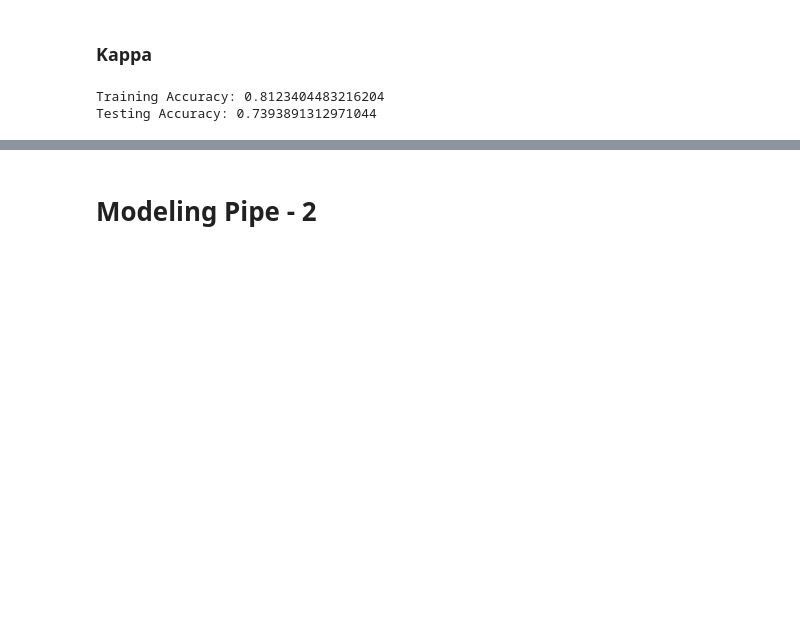
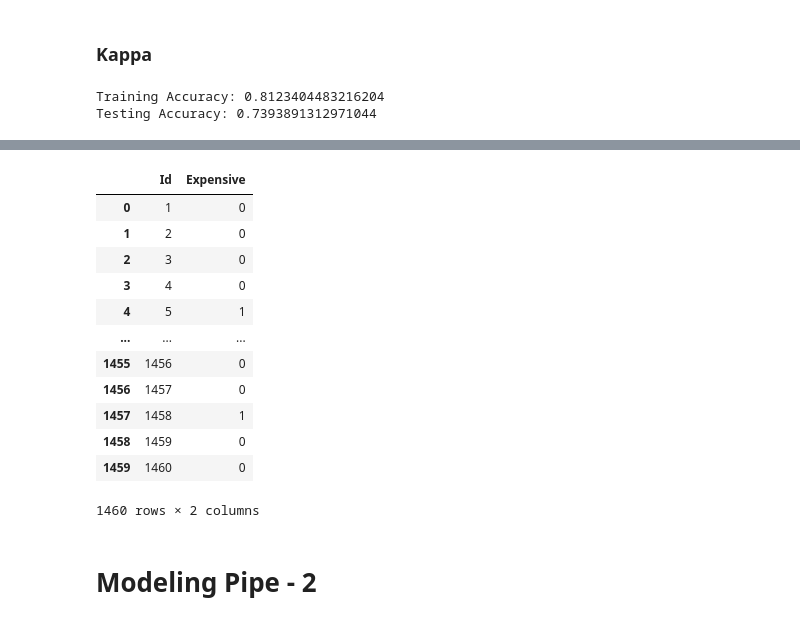
Before and after one commit to FindWhatYou/supervised_learning_project, a Jupyter notebook: 10_spontaneous_submission-challenge.ipynb, the cells around one changed output, grey strips where cells are left out. Saved outputs shown, nothing was run; the diff lists cells and outputs as text; code cells hidden in the pictures; blank space fills up the shorter version.

```diff
--- a/10_spontaneous_submission-challenge.ipynb
+++ b/10_spontaneous_submission-challenge.ipynb
@@ -7,6 +7,9 @@ from sklearn.metrics import accuracy_score
 from sklearn.pipeline import make_pipeline
 from sklearn.preprocessing import OneHotEncoder
 from sklearn.compose import ColumnTransformer
+
+pd.set_option('display.max_columns', None)
+pd.set_option('display.max_rows', 80)
 # %%
 def gd_path(file_id):
     """Generate a shareable link from Google Drive file id."""
@@ -211,0 +230,16 @@ Testing Accuracy: 0.7393891312971044
+# %%
+#First Commission Export
+# make predictions using the trained DecisionTreeClassifier model
+predictions = search.best_estimator_.predict(df)
+
+# convert predictions to a pandas dataframe
+predictions_df = pd.DataFrame(predictions, columns=['Expensive'])
+
+# reset indices of both dataframes
+df = pd.DataFrame(df.values)
+predictions_df = pd.DataFrame(predictions_df.values)
+# concatenate the input dataframe with the predictions dataframe
+result_df = pd.concat([df.iloc[:,40], predictions_df], axis=1)
+
+# save the concatenated dataframe as a CSV file
+result_df.to_csv('commisionh_anhe.csv', index=False)
@@ -212,3 +280,19 @@ Testing Accuracy: 0.7393891312971044
+# %%
+result_df
+# %% [output]
+|  | Id | Expensive |
+| 0 | 1 | 0 |
+| 1 | 2 | 0 |
+| 2 | 3 | 0 |
+| 3 | 4 | 0 |
+| 4 | 5 | 1 |
+| ... | ... | ... |
+| 1455 | 1456 | 0 |
+| 1456 | 1457 | 0 |
+| 1457 | 1458 | 1 |
+| 1458 | 1459 | 0 |
+| 1459 | 1460 | 0 |
+1460 rows × 2 columns
 # %% [markdown]
 # Modeling Pipe - 2
 # %%
```
Also changed, not shown: parts of 8 cells of this notebook.
